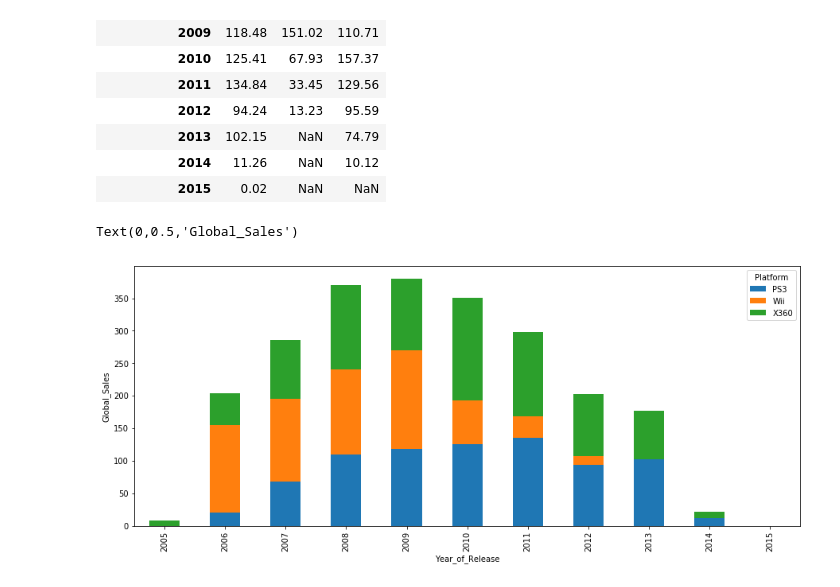
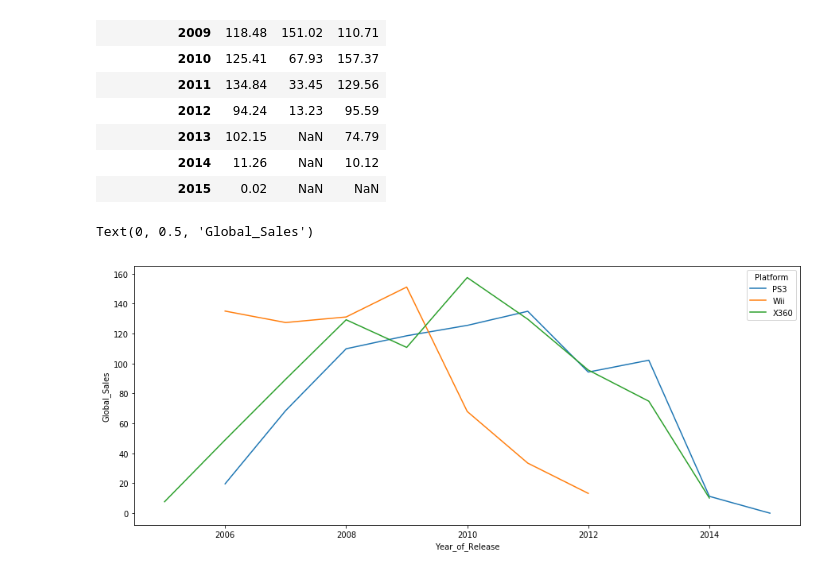
Before and after one commit to sherry9788/STATS131_Final, a Jupyter notebook: xuening.2.ipynb, the cells around one changed output. Drawn from its saved outputs; the diff is of its cells as text; code cells hidden in the pictures.

```diff
--- a/xuening.2.ipynb
+++ b/xuening.2.ipynb
@@ -570,8 +605,8 @@ gen8_pivot
 | 2014 | 11.26 | NaN | 10.12 |
 | 2015 | 0.02 | NaN | NaN |
 # %%
-gen8_pivot.plot.bar(figsize=(15,6), stacked=True)
+gen8_pivot.plot(figsize=(15,6))
 plt.ylabel('Global_Sales')
 # %% [output]
-Text(0,0.5,'Global_Sales')
+Text(0, 0.5, 'Global_Sales')
-[figure, old version]
+[figure, new version]
```
Also changed, not shown: parts of 45 cells of this notebook.
